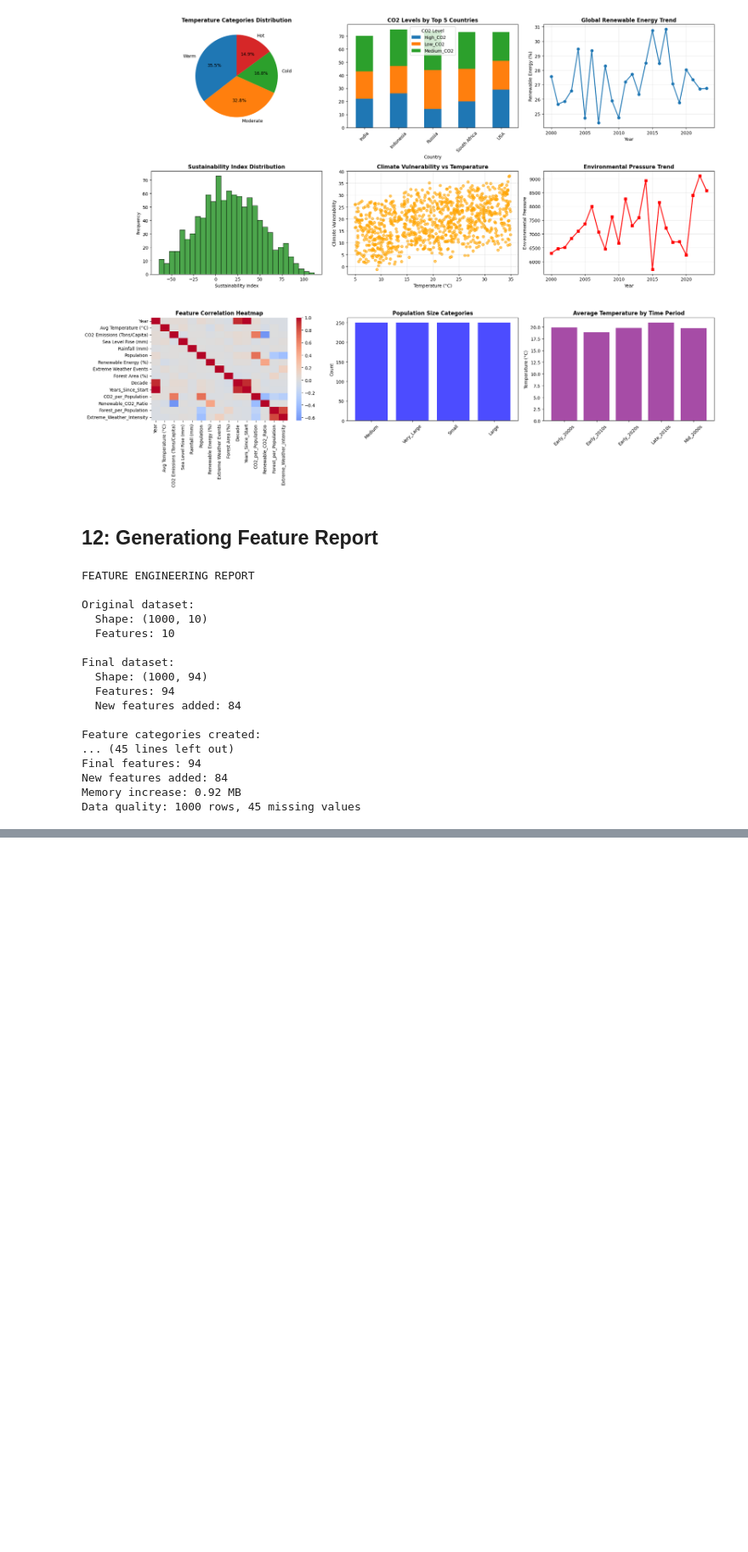
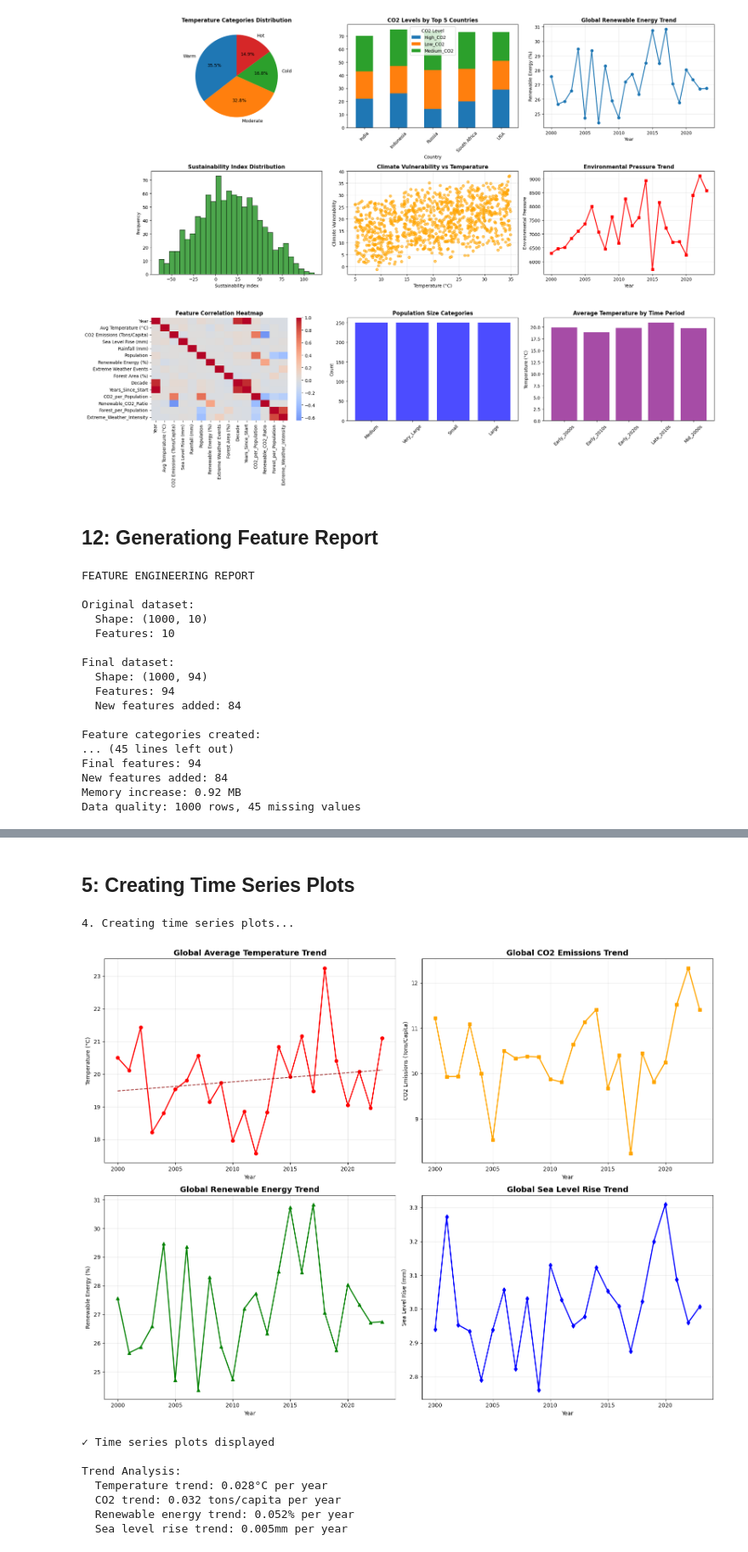
Before and after one commit to Aishaamalik/Climate-Change-Prediction, a Jupyter notebook: PROJECT_5.ipynb, the cells around one changed output, grey strips where cells are left out. Shown at 85% size. Drawn from its saved outputs; the diff is of its cells as text; code cells hidden in the pictures; blank space fills up the shorter version.

```diff
--- a/PROJECT_5.ipynb
+++ b/PROJECT_5.ipynb
@@ -1388,0 +1524,69 @@ Data quality: 1000 rows, 45 missing values
+# %% [markdown]
+## 5: Creating Time Series Plots
+# %%
+
+def create_time_series_plots(df):
+    """Create time series plots showing trends over time"""
+    print("\n4. Creating time series plots...")
+
+    fig, axes = plt.subplots(2, 2, figsize=(16, 12))
+
+    temp_trend = df.groupby('Year')['Avg Temperature (°C)'].mean()
+    axes[0, 0].plot(temp_trend.index, temp_trend.values, marker='o', linewidth=2, color='red')
+    axes[0, 0].set_title('Global Average Temperature Trend', fontweight='bold', fontsize=14)
+    axes[0, 0].set_xlabel('Year')
+    axes[0, 0].set_ylabel('Temperature (°C)')
+    axes[0, 0].grid(True, alpha=0.3)
+
+    z = np.polyfit(temp_trend.index, temp_trend.values, 1)
+    p = np.poly1d(z)
+    axes[0, 0].plot(temp_trend.index, p(temp_trend.index), "--", alpha=0.8, color='darkred')
+
+    co2_trend = df.groupby('Year')['CO2 Emissions (Tons/Capita)'].mean()
+    axes[0, 1].plot(co2_trend.index, co2_trend.values, marker='s', linewidth=2, color='orange')
+    axes[0, 1].set_title('Global CO2 Emissions Trend', fontweight='bold', fontsize=14)
+    axes[0, 1].set_xlabel('Year')
+    axes[0, 1].set_ylabel('CO2 Emissions (Tons/Capita)')
+    axes[0, 1].grid(True, alpha=0.3)
+
+    renewable_trend = df.groupby('Year')['Renewable Energy (%)'].mean()
+    axes[1, 0].plot(renewable_trend.index, renewable_trend.values, marker='^', linewidth=2, color='green')
+    axes[1, 0].set_title('Global Renewable Energy Trend', fontweight='bold', fontsize=14)
+    axes[1, 0].set_xlabel('Year')
+    axes[1, 0].set_ylabel('Renewable Energy (%)')
+    axes[1, 0].grid(True, alpha=0.3)
+
+    sea_level_trend = df.groupby('Year')['Sea Level Rise (mm)'].mean()
+    axes[1, 1].plot(sea_level_trend.index, sea_level_trend.values, marker='d', linewidth=2, color='blue')
+    axes[1, 1].set_title('Global Sea Level Rise Trend', fontweight='bold', fontsize=14)
+    axes[1, 1].set_xlabel('Year')
+    axes[1, 1].set_ylabel('Sea Level Rise (mm)')
+    axes[1, 1].grid(True, alpha=0.3)
+
+    plt.tight_layout()
+    plt.show()
+
+    print("✓ Time series plots displayed")
+
+    print("\nTrend Analysis:")
+    temp_slope = np.polyfit(temp_trend.index, temp_trend.values, 1)[0]
+    co2_slope = np.polyfit(co2_trend.index, co2_trend.values, 1)[0]
+    renewable_slope = np.polyfit(renewable_trend.index, renewable_trend.values, 1)[0]
+    sea_level_slope = np.polyfit(sea_level_trend.index, sea_level_trend.values, 1)[0]
+
+    print(f"  Temperature trend: {temp_slope:.3f}°C per year")
+    print(f"  CO2 trend: {co2_slope:.3f} tons/capita per year")
+    print(f"  Renewable energy trend: {renewable_slope:.3f}% per year")
+    print(f"  Sea level rise trend: {sea_level_slope:.3f}mm per year")
+
+create_time_series_plots(df)
+# %% [output]
+4. Creating time series plots...
+[figure, added]
+✓ Time series plots displayed
+
+Trend Analysis:
+  Temperature trend: 0.028°C per year
+  CO2 trend: 0.032 tons/capita per year
+  Renewable energy trend: 0.052% per year
+  Sea level rise trend: 0.005mm per year
```
Also changed, not shown: parts of 24 cells of this notebook.
